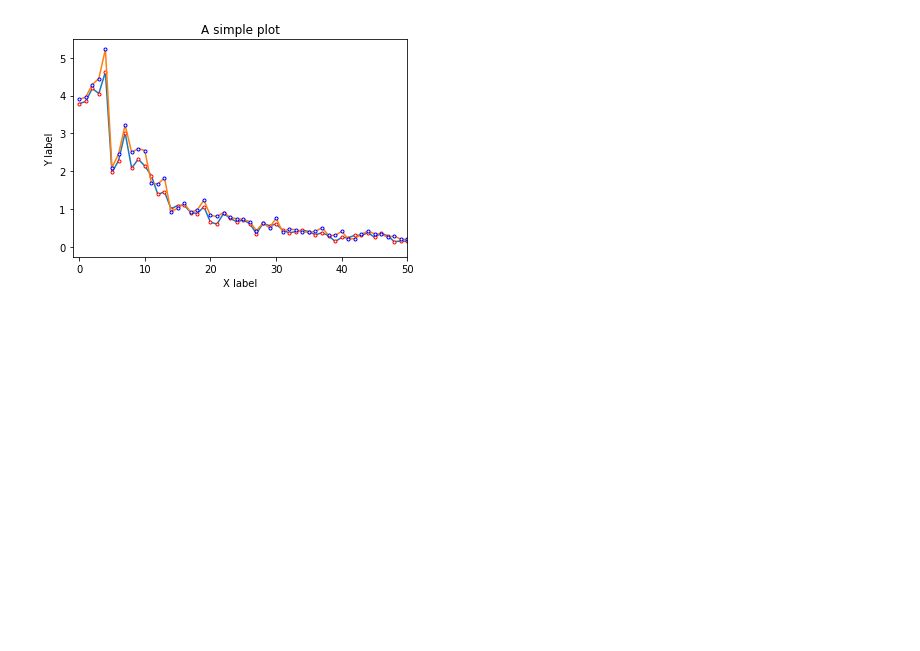
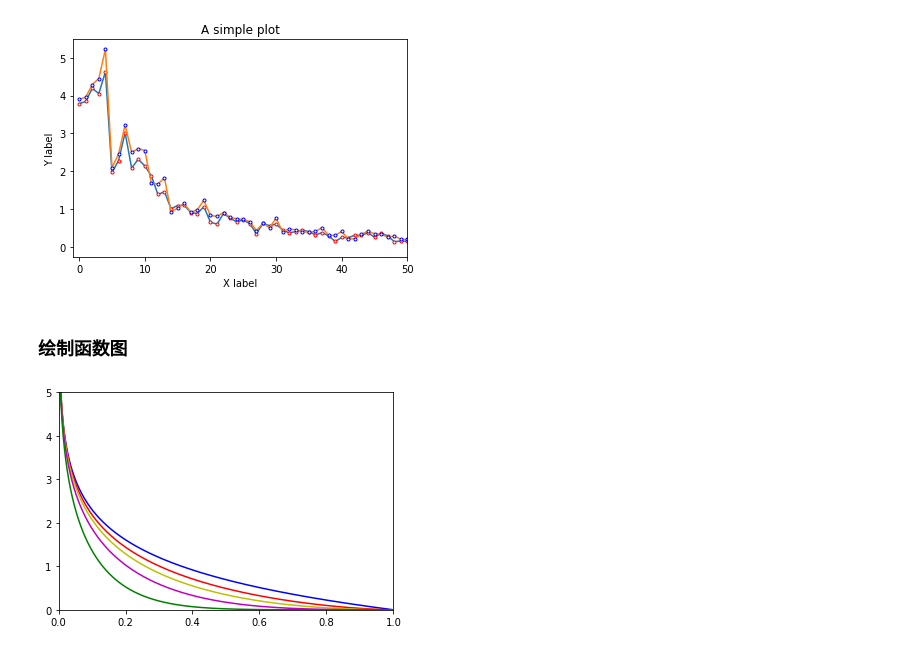
Before and after one commit to YimingXue/Lindmine, a Jupyter notebook: TestRecord/LossCurve.ipynb, the cells around one changed output. Drawn from its saved outputs; the diff is of its cells as text; code cells hidden in the pictures; blank space fills up the shorter version.

```diff
--- a/TestRecord/LossCurve.ipynb
+++ b/TestRecord/LossCurve.ipynb
@@ -20,3 +22,5 @@ plt.title("A simple plot") # 标题
 # %% [output]
 Text(0.5, 1.0, 'A simple plot')
 [figure]
+# %% [markdown]
+### 绘制函数图
@@ -22,0 +30,21 @@ Text(0.5, 1.0, 'A simple plot')
+# %%
+p = np.arange(0.001,1,0.001)
+ce = -np.log(p)
+fl1 = -((1-p)**0.5)*np.log(p)
+fl2 = -((1-p)**1)*np.log(p)
+fl3 = -((1-p)**2)*np.log(p)
+fl4 = -((1-p)**5)*np.log(p)
+# %%
+plt.plot(p,ce,color='blue',linewidth=1.5)
+plt.plot(p,fl1,color='red',linewidth=1.5)
+plt.plot(p,fl2,color='y',linewidth=1.5)
+plt.plot(p,fl3,color='m',linewidth=1.5)
+plt.plot(p,fl4,color='green',linewidth=1.5)
+plt.xlim(0,1)
+plt.ylim(0,5)
+
+foo_fig = plt.gcf()
+foo_fig.savefig('FocalLossCurve.eps',format='eps',dpi=600)
+plt.show()
+# %% [output]
+[figure, added]
```
Also changed, not shown: parts of 2 cells of this notebook, 19 other files.
